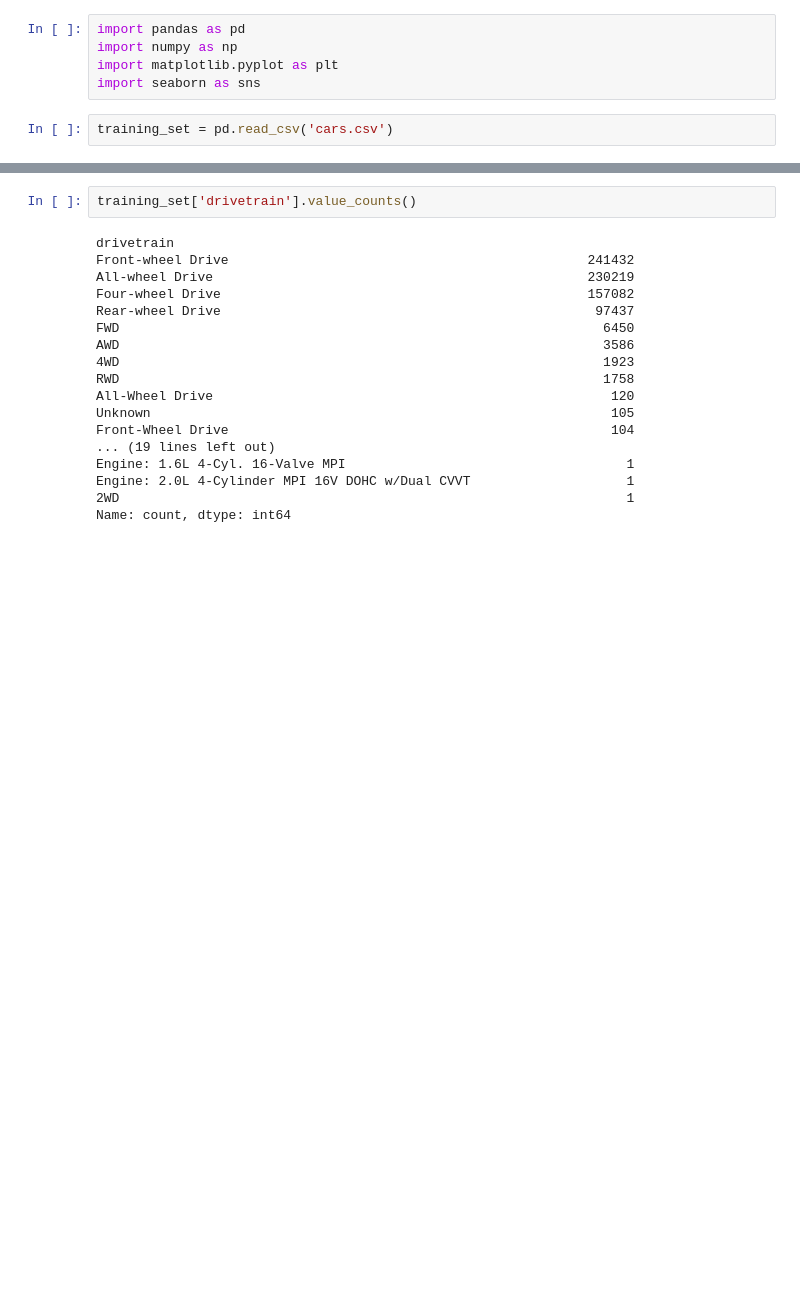
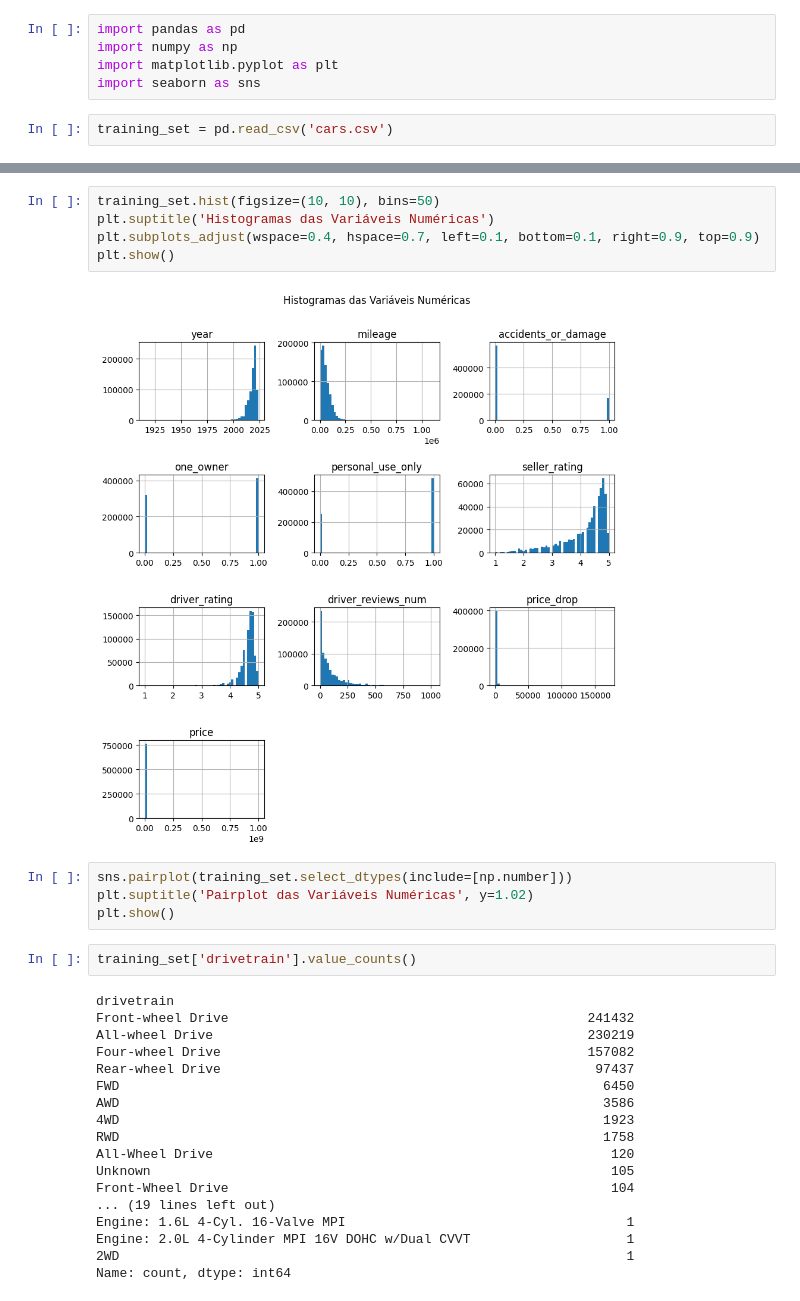
Before and after one commit to BaRobles/Compass_Data_Science, a Jupyter notebook: Sprint-2/Sprint 2.ipynb, the cells around one changed output, grey strips where cells are left out. Saved outputs shown, nothing was run; the diff lists cells and outputs as text; blank space fills up the shorter version.

Commit message:
began exploring the data with plots

```diff
--- a/Sprint-2/Sprint 2.ipynb
+++ b/Sprint-2/Sprint 2.ipynb
@@ -51,3 +81,14 @@ training_set.tail()
+# %%
+training_set.hist(figsize=(10, 10), bins=50)
+plt.suptitle('Histogramas das Variáveis Numéricas')
+plt.subplots_adjust(wspace=0.4, hspace=0.7, left=0.1, bottom=0.1, right=0.9, top=0.9)
+plt.show()
+# %% [output]
+[figure, added]
+# %%
+sns.pairplot(training_set.select_dtypes(include=[np.number]))
+plt.suptitle('Pairplot das Variáveis Numéricas', y=1.02)
+plt.show()
 # %%
 training_set['drivetrain'].value_counts()
 # %% [output]
```
Also changed, not shown: parts of 9 cells of this notebook.
